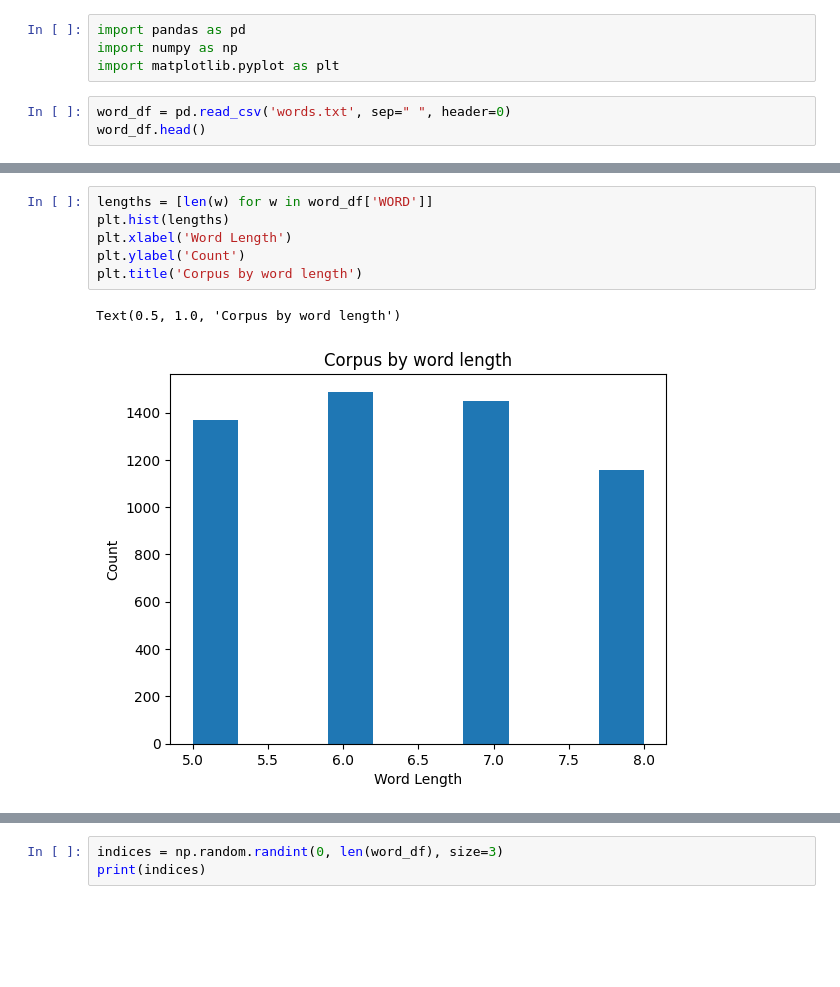
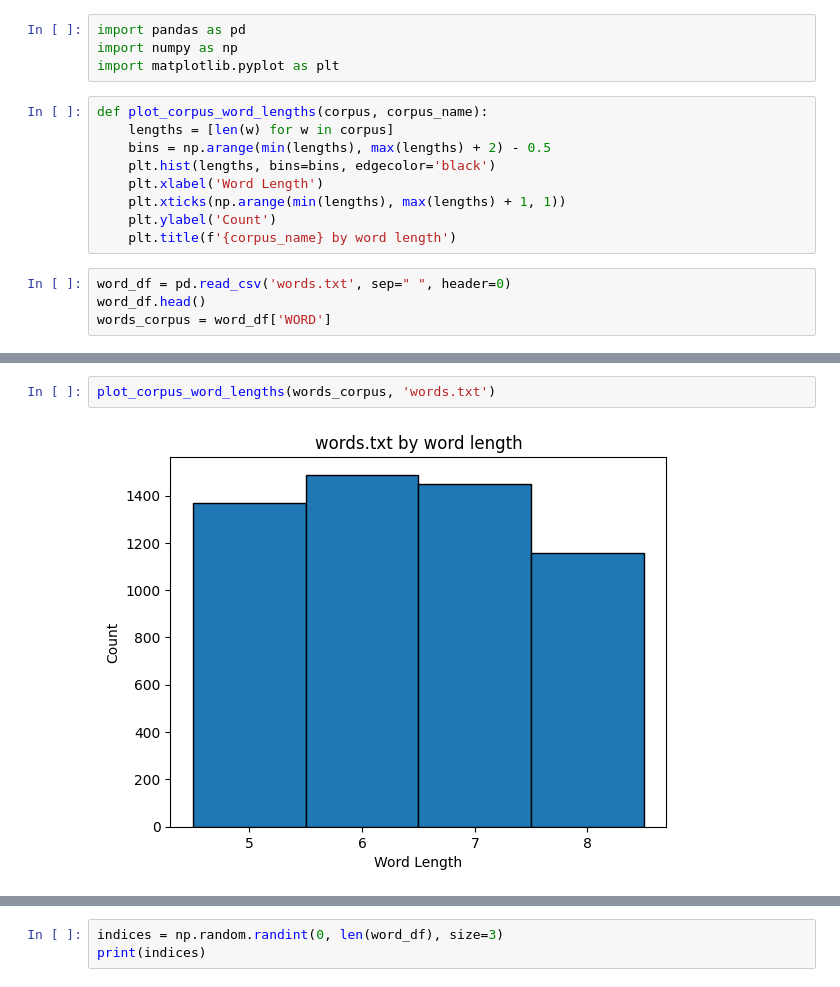
Before and after one commit to william-cutler/phone-phrase, a Jupyter notebook: phone_phrase.ipynb, the cells around one changed output, grey strips where cells are left out. Drawn from its saved outputs; the diff is of its cells as text; blank space fills up the shorter version.

```diff
--- a/phone_phrase.ipynb
+++ b/phone_phrase.ipynb
@@ -2,6 +2,16 @@
 import pandas as pd
 import numpy as np
 import matplotlib.pyplot as plt
+# %%
+def plot_corpus_word_lengths(corpus, corpus_name):
+    lengths = [len(w) for w in corpus]
+    bins = np.arange(min(lengths), max(lengths) + 2) - 0.5
+    plt.hist(lengths, bins=bins, edgecolor='black')
+    plt.xlabel('Word Length')
+    plt.xticks(np.arange(min(lengths), max(lengths) + 1, 1))
+    plt.ylabel('Count')
+    plt.title(f'{corpus_name} by word length')
 # %%
 word_df = pd.read_csv('words.txt', sep=" ", header=0)
 word_df.head()
+words_corpus = word_df['WORD']
@@ -15,9 +24,4 @@ word_df.head()
 # %%
-lengths = [len(w) for w in word_df['WORD']]
-plt.hist(lengths)
-plt.xlabel('Word Length')
-plt.ylabel('Count')
-plt.title('Corpus by word length')
+plot_corpus_word_lengths(words_corpus, 'words.txt')
 # %% [output]
-Text(0.5, 1.0, 'Corpus by word length')
-[figure, old version]
+[figure, new version]
```
Also changed, not shown: parts of 11 cells of this notebook, 9 other files.
